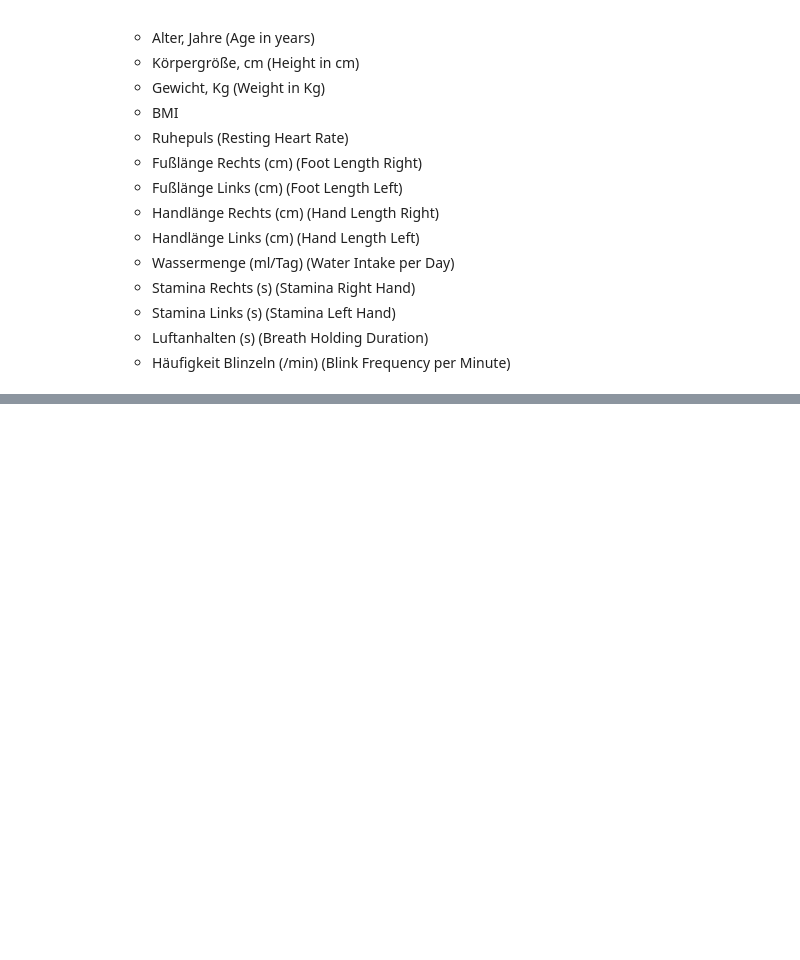
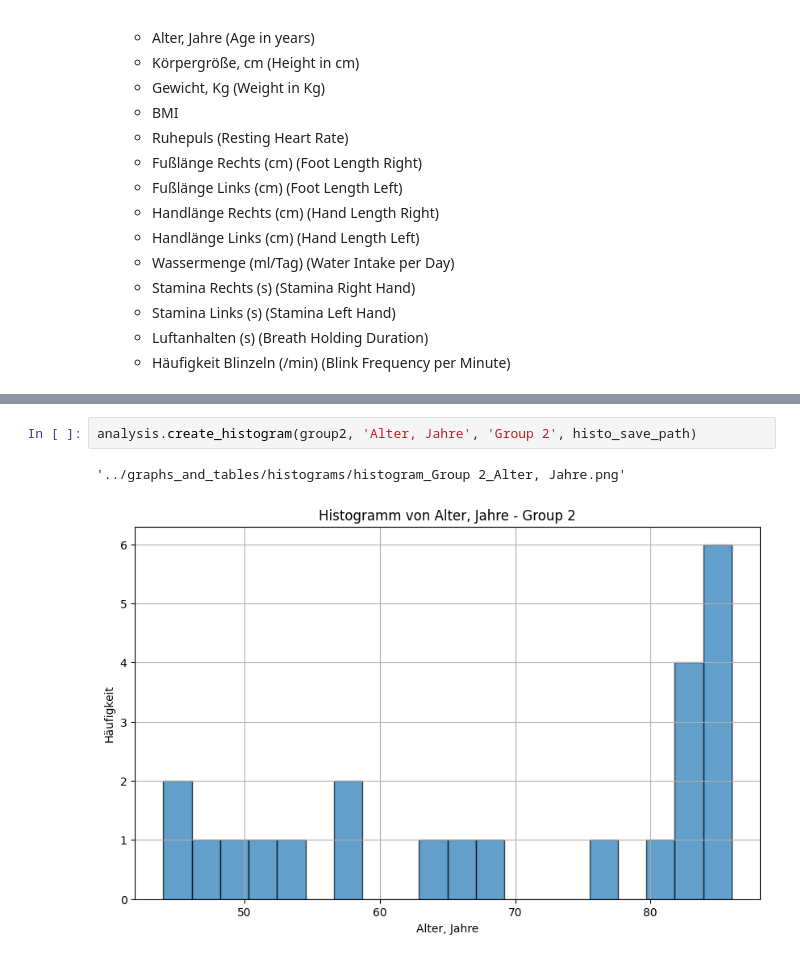
Before and after one commit to AbdallahAbou/Advanced_Statistical_Analysis, a Jupyter notebook: notebooks/statistical_study_notebook.ipynb, the cells around one changed output, grey strips where cells are left out. Saved outputs shown, nothing was run; the diff lists cells and outputs as text; blank space fills up the shorter version.

```diff
--- a/notebooks/statistical_study_notebook.ipynb
+++ b/notebooks/statistical_study_notebook.ipynb
@@ -63,0 +173,5 @@ df_subset_prio_luft = analysis.generate_subset(config.columns_q7)
+# %%
+analysis.create_histogram(group2, 'Alter, Jahre', 'Group 2', histo_save_path)
+# %% [output]
+'../graphs_and_tables/histograms/histogram_Group 2_Alter, Jahre.png'
+[figure, added]
```
Also changed, not shown: parts of 15 cells of this notebook.
